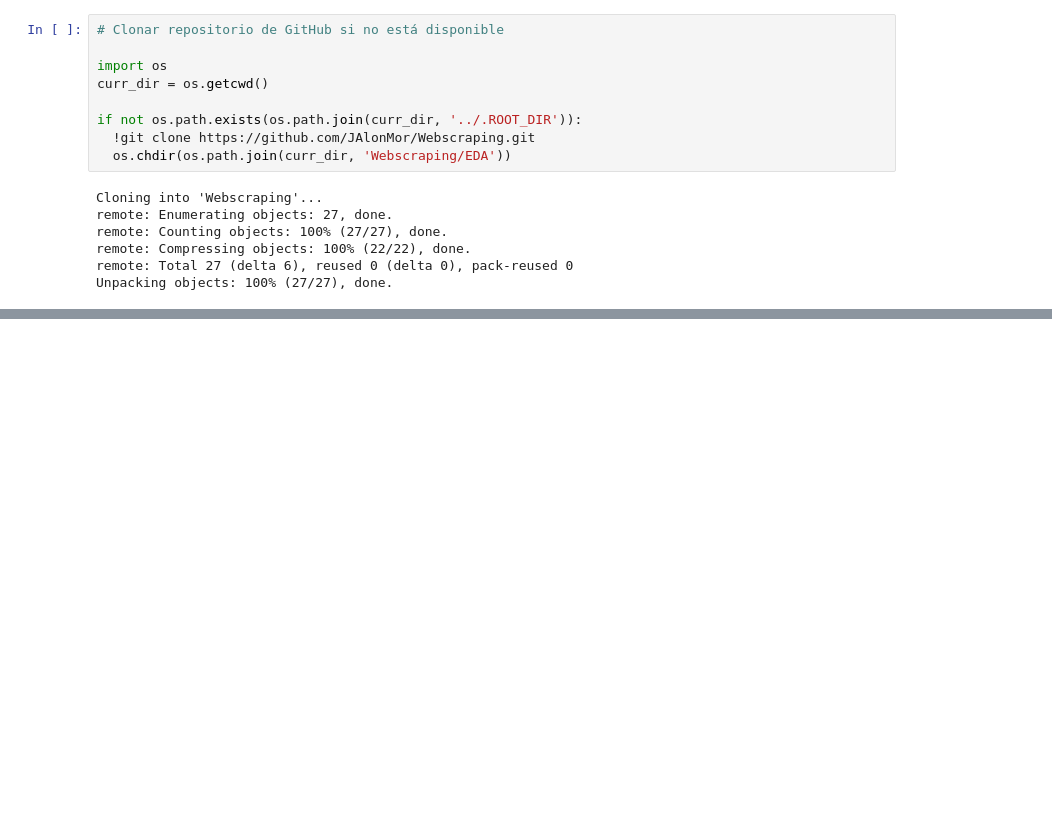
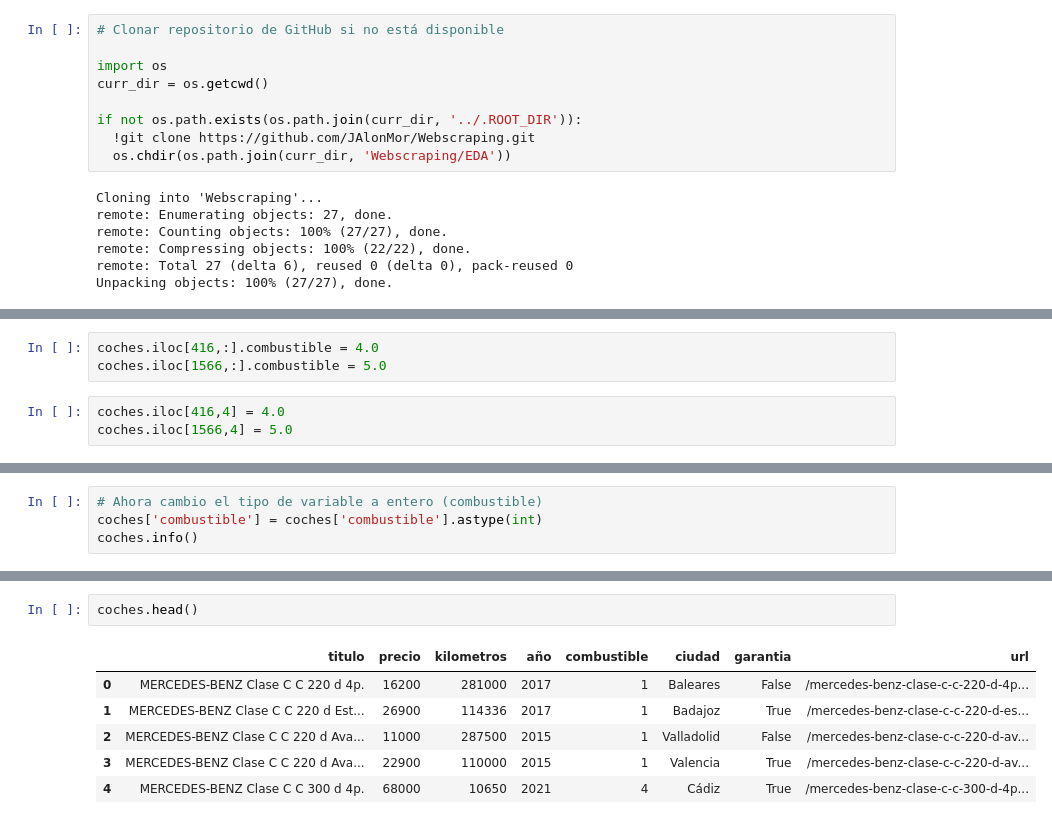
Before and after one commit to JAlonMor/Webscraping, a Jupyter notebook: EDA_coches.ipynb, the cells around one changed output, grey strips where cells are left out. Drawn from its saved outputs; the diff is of its cells as text; blank space fills up the shorter version.

```diff
--- a/EDA_coches.ipynb
+++ b/EDA_coches.ipynb
@@ -18,0 +90,6 @@ Unpacking objects: 100% (27/27), done.
+# %%
+coches.iloc[416,:].combustible = 4.0
+coches.iloc[1566,:].combustible = 5.0
+# %%
+coches.iloc[416,4] = 4.0
+coches.iloc[1566,4] = 5.0
@@ -18,0 +100,4 @@ Unpacking objects: 100% (27/27), done.
+# %%
+# Ahora cambio el tipo de variable a entero (combustible)
+coches['combustible'] = coches['combustible'].astype(int)
+coches.info()
@@ -18,0 +120,9 @@ Unpacking objects: 100% (27/27), done.
+# %%
+coches.head()
+# %% [output]
+|  | titulo | precio | kilometros | año | combustible | ciudad | garantia | url |
+| 0 | MERCEDES-BENZ Clase C C 220 d 4p. | 16200 | 281000 | 2017 | 1 | Baleares | False | /mercedes-benz-clase-c-c-220-d-4p... |
+| 1 | MERCEDES-BENZ Clase C C 220 d Est... | 26900 | 114336 | 2017 | 1 | Badajoz | True | /mercedes-benz-clase-c-c-220-d-es... |
+| 2 | MERCEDES-BENZ Clase C C 220 d Ava... | 11000 | 287500 | 2015 | 1 | Valladolid | False | /mercedes-benz-clase-c-c-220-d-av... |
+| 3 | MERCEDES-BENZ Clase C C 220 d Ava... | 22900 | 110000 | 2015 | 1 | Valencia | True | /mercedes-benz-clase-c-c-220-d-av... |
+| 4 | MERCEDES-BENZ Clase C C 300 d 4p. | 68000 | 10650 | 2021 | 4 | Cádiz | True | /mercedes-benz-clase-c-c-300-d-4p... |
```
Also changed, not shown: parts of 14 cells of this notebook.
